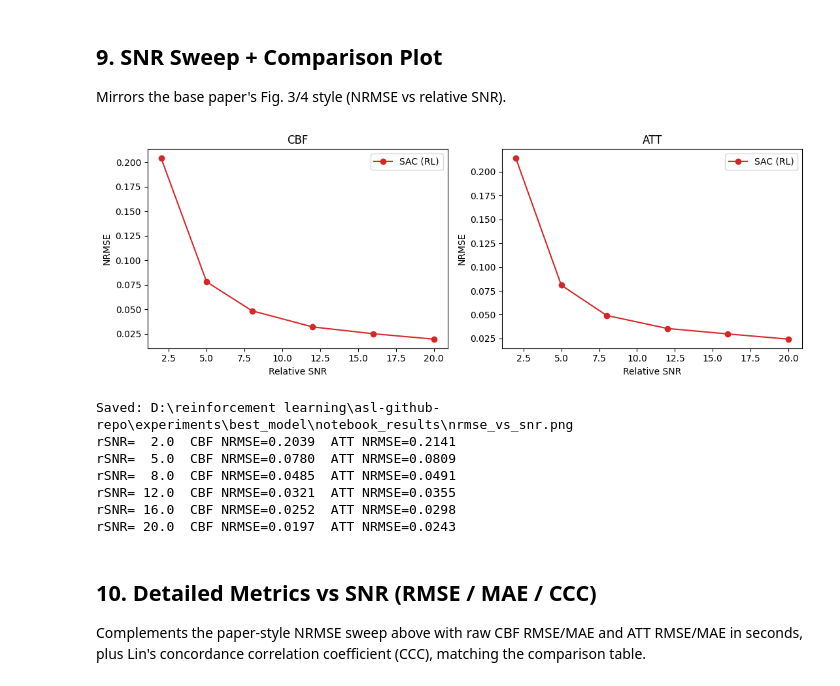
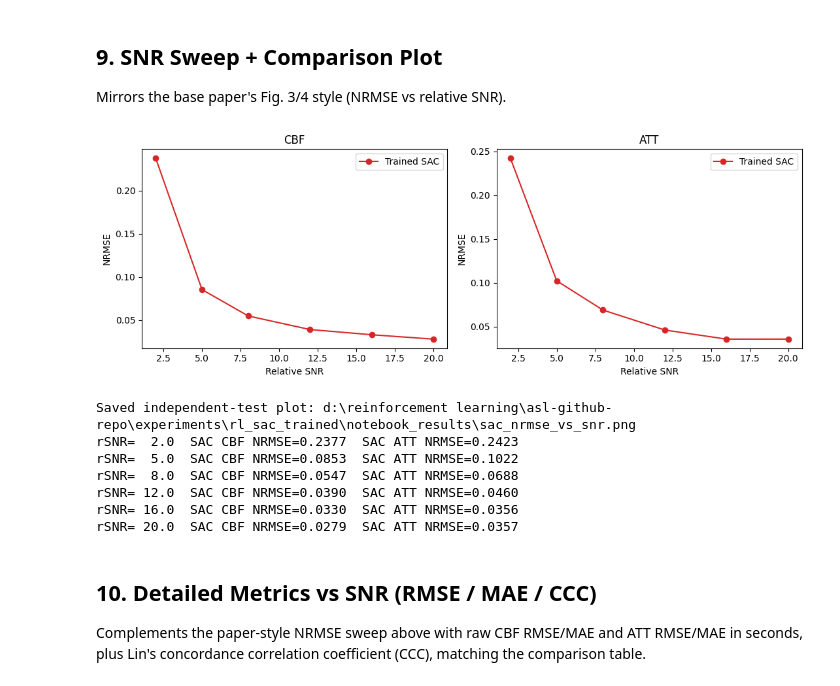
Before and after one commit to AnuThmsn/-Reinforcement-Learning-for-ASL-CBF-ATT-Parameter-Estimation, a Jupyter notebook: rl-asl (6).ipynb, the cells around one changed output. Drawn from its saved outputs; the diff is of its cells as text; code cells hidden in the pictures.

Commit message:
docs: document and publish verified SAC experiment

```diff
--- a/rl-asl (6).ipynb
+++ b/rl-asl (6).ipynb
@@ -756,14 +531,17 @@ Defaults mirror what a first serious run would use. **For a quick sanity check f
 `batch_envs` to ~32 and confirm `final_nrmse` is trending down before scaling back up.
 # %%
 args = SimpleNamespace(
-    iterations=0,             # best estimator is LM-only; no SAC training required
+    iterations=1000,
     batch_envs=256,
-    max_steps=12,           # slightly longer budget for convergence
+    max_steps=12,
     snr_min=2.0,
     snr_max=20.0,
-    clean_fraction=0.10,    # increase clean proportion to anchor physics
+    clean_fraction=0.10,
+    init_mode="random",
+    coarse_grid_size=21,
+    lm_handoff_frac=1.0,
     hidden=256,
-    gamma=0.95,             # reduced gamma suitable for 12-step horizon
+    gamma=0.95,
     tau=0.005,
     lr=3e-4,
     buffer_capacity=1_000_000,
@@ -775,9 +553,11 @@ args = SimpleNamespace(
     eval_every=25,
     eval_pairs=2000,
     ckpt_every=100,
-    out_dir=os.path.join(os.getcwd(), "experiments", "best_model", "notebook_results"),
+    out_dir=os.path.join(os.getcwd(), "experiments", "rl_sac_trained", "notebook_results"),
     device="cuda" if torch.cuda.is_available() else "cpu",
 )
 print("Device:", args.device)
+print("RL configuration: random init, SAC actions, lm_handoff_frac=1.0 (LM disabled)")
+print(f"Training iterations: {args.iterations}, batch_envs: {args.batch_envs}, updates/iteration: {args.updates_per_iter}")
 # %% [output]
 Device: cuda
@@ -792,39 +605,38 @@ Mirrors the base paper's Fig. 3/4 style (NRMSE vs relative SNR).
 # %%
 rows = evaluate_vs_snr(agent, args, args.device)
 snr_vals = [r[0] for r in rows]
 cbf_nrmse_vals = [r[1] for r in rows]
 att_nrmse_vals = [r[2] for r in rows]
 
 fig, axes = plt.subplots(1, 2, figsize=(11, 4))
-axes[0].plot(snr_vals, cbf_nrmse_vals, marker="o", color="tab:red", label="SAC (RL)")
+axes[0].plot(snr_vals, cbf_nrmse_vals, marker="o", color="tab:red", label="Trained SAC")
 axes[0].set_xlabel("Relative SNR")
 axes[0].set_ylabel("NRMSE")
 axes[0].set_title("CBF")
 axes[0].legend()
 
-axes[1].plot(snr_vals, att_nrmse_vals, marker="o", color="tab:red", label="SAC (RL)")
+axes[1].plot(snr_vals, att_nrmse_vals, marker="o", color="tab:red", label="Trained SAC")
 axes[1].set_xlabel("Relative SNR")
 axes[1].set_ylabel("NRMSE")
 axes[1].set_title("ATT")
 axes[1].legend()
 
 plt.tight_layout()
-plot_path = os.path.join(args.out_dir, "nrmse_vs_snr.png")
+plot_path = os.path.join(args.out_dir, "sac_nrmse_vs_snr.png")
 plt.savefig(plot_path, dpi=150)
 plt.show()
-print("Saved:", plot_path)
-
+print("Saved independent-test plot:", plot_path)
 for snr, cbf_n, att_n in rows:
-    print(f"rSNR={snr:5.1f}  CBF NRMSE={cbf_n:.4f}  ATT NRMSE={att_n:.4f}")
+    print(f"rSNR={snr:5.1f}  SAC CBF NRMSE={cbf_n:.4f}  SAC ATT NRMSE={att_n:.4f}")
 # %% [output]
-[figure, old version]
+[figure, new version]
-Saved: D:\reinforcement learning\asl-github-repo\experiments\best_model\notebook_results\nrmse_vs_snr.png
-rSNR=  2.0  CBF NRMSE=0.2039  ATT NRMSE=0.2141
-rSNR=  5.0  CBF NRMSE=0.0780  ATT NRMSE=0.0809
-rSNR=  8.0  CBF NRMSE=0.0485  ATT NRMSE=0.0491
-rSNR= 12.0  CBF NRMSE=0.0321  ATT NRMSE=0.0355
-rSNR= 16.0  CBF NRMSE=0.0252  ATT NRMSE=0.0298
-rSNR= 20.0  CBF NRMSE=0.0197  ATT NRMSE=0.0243
+Saved independent-test plot: d:\reinforcement learning\asl-github-repo\experiments\rl_sac_trained\notebook_results\sac_nrmse_vs_snr.png
+rSNR=  2.0  SAC CBF NRMSE=0.2377  SAC ATT NRMSE=0.2423
+rSNR=  5.0  SAC CBF NRMSE=0.0853  SAC ATT NRMSE=0.1022
+rSNR=  8.0  SAC CBF NRMSE=0.0547  SAC ATT NRMSE=0.0688
+rSNR= 12.0  SAC CBF NRMSE=0.0390  SAC ATT NRMSE=0.0460
+rSNR= 16.0  SAC CBF NRMSE=0.0330  SAC ATT NRMSE=0.0356
+rSNR= 20.0  SAC CBF NRMSE=0.0279  SAC ATT NRMSE=0.0357
 # %% [markdown]
 ## 10. Detailed Metrics vs SNR (RMSE / MAE / CCC)
 
```
Also changed, not shown: parts of 11 cells of this notebook, 15 other files.
